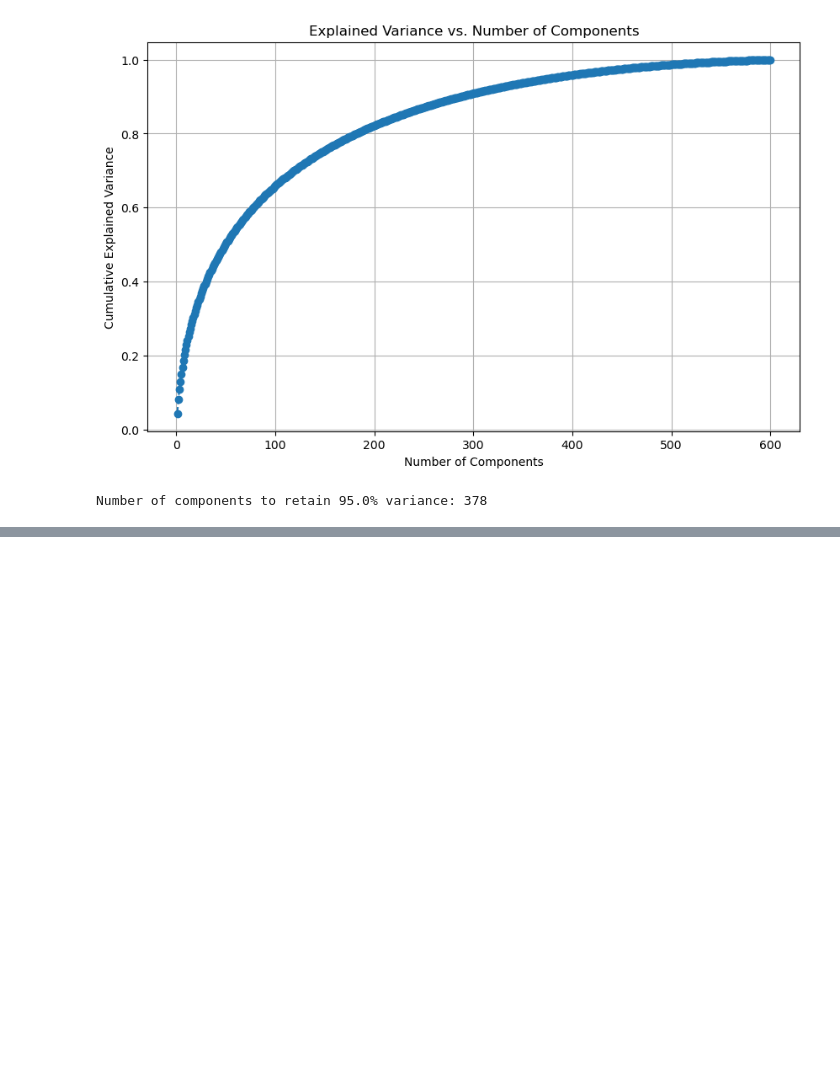
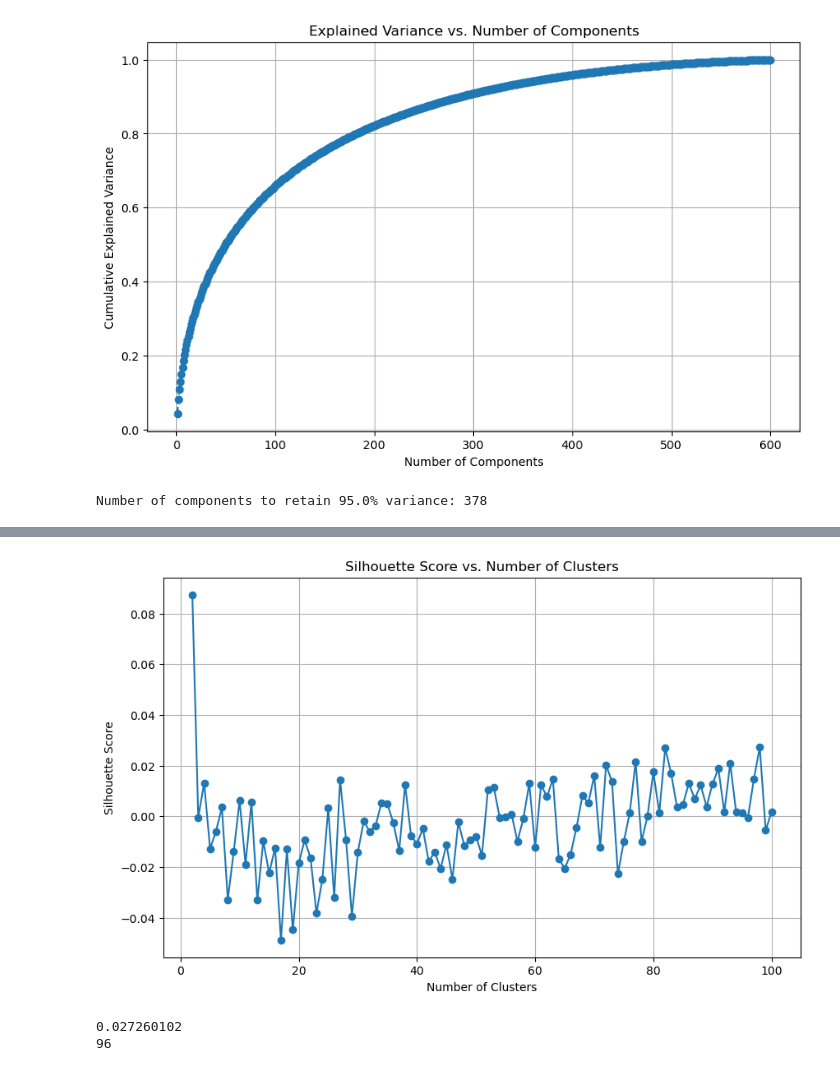
Before and after one commit to JuanesLamilla/TemporalClusterNet, a Jupyter notebook: load_and_save.ipynb, the cells around one changed output, grey strips where cells are left out. Saved outputs shown, nothing was run; the diff lists cells and outputs as text; code cells hidden in the pictures; blank space fills up the shorter version.

Commit message:
Begin mapping procedure testing

```diff
--- a/load_and_save.ipynb
+++ b/load_and_save.ipynb
@@ -286,0 +266,13 @@ NameError: name 'self' is not defined
+# %%
+sil = tegu_200_TESTING.calc_silhouette_score(years=[2018, 2019, 2020, 2021, 2022, 2023], model=resnet, show_plot=True)
+# %% [output]
+[figure, added]
+# %%
+# Print the highest score found in the list sil
+print(max(sil[15:]))
+
+# Print the index of the highest score found in the list sil
+print(sil.index(max(sil[15:])))
+# %% [output]
+0.027260102
+96
```
Also changed, not shown: parts of 20 cells of this notebook, 1 other file.
